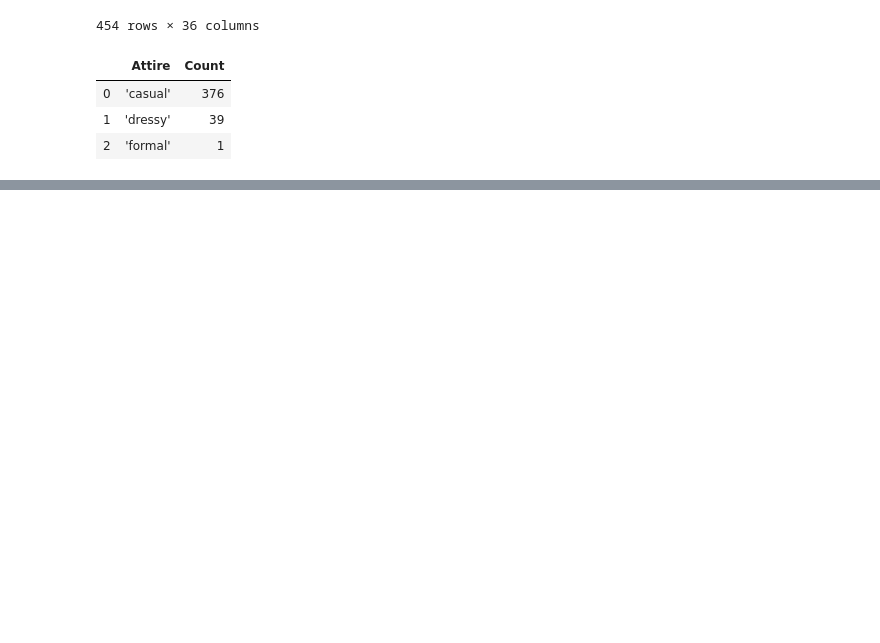
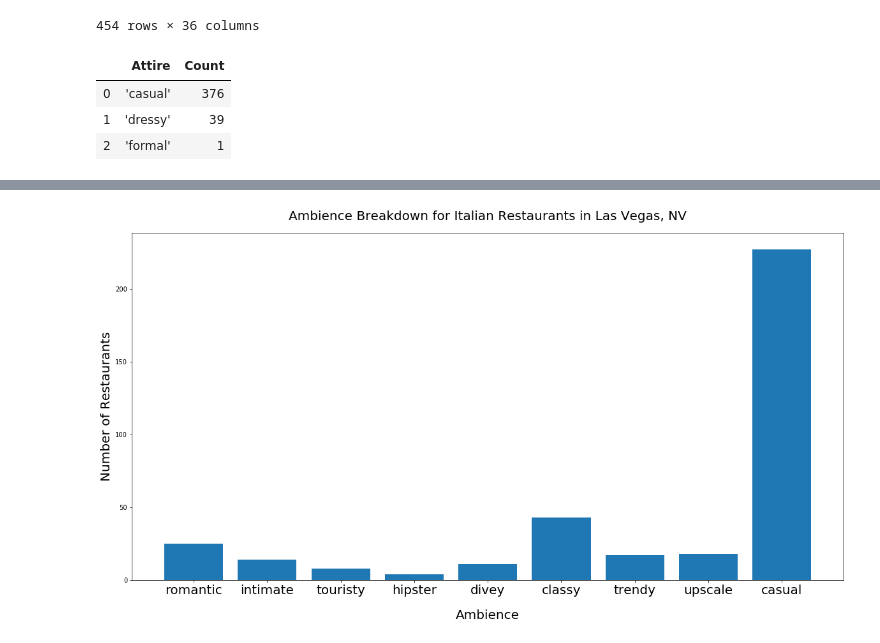
Before and after one commit to yueweng/restaurant-reviews, a Jupyter notebook: project.ipynb, the cells around one changed output, grey strips where cells are left out. Drawn from its saved outputs; the diff is of its cells as text; code cells hidden in the pictures; blank space fills up the shorter version.

```diff
--- a/project.ipynb
+++ b/project.ipynb
@@ -1432,0 +1472,17 @@ plt.savefig('images/dress_code_las_vegas.png', bbox_inches = "tight")
+# %%
+amb = {}
+
+ambience_italian_df = italian_attr_df['Ambience'].dropna()
+for a in ambience_italian_df:
+    a_dict = eval(a)
+    if a_dict != None:
+        for k, v in a_dict.items():
+            if k in amb:
+                if v == True:
+                    amb[k] += 1
+            else:
+                amb[k] = 0
+
+
+ambience_df = pd.DataFrame(list(amb.items()), columns=['Ambience', 'Count'])
+ambience_df
@@ -1432,0 +1500,13 @@ plt.savefig('images/dress_code_las_vegas.png', bbox_inches = "tight")
+# %%
+fig, ax = plt.subplots(figsize=[20, 10])
+
+ax.bar(ambience_df['Ambience'], ambience_df['Count'])
+
+ax.set_title('Ambience Breakdown for Italian Restaurants in Las Vegas, NV', fontsize=20, pad=20)
+ax.set_xlabel('Ambience', fontsize=20, labelpad=20)
+ax.set_xticklabels(ambience_df['Ambience'], fontsize=20)
+ax.set_ylabel('Number of Restaurants', fontsize=20)
+
+plt.savefig('images/ambience_las_vegas.png', bbox_inches = "tight")
+# %% [output]
+[figure, added]
```
Also changed, not shown: parts of 6 cells of this notebook, 5 other files.
